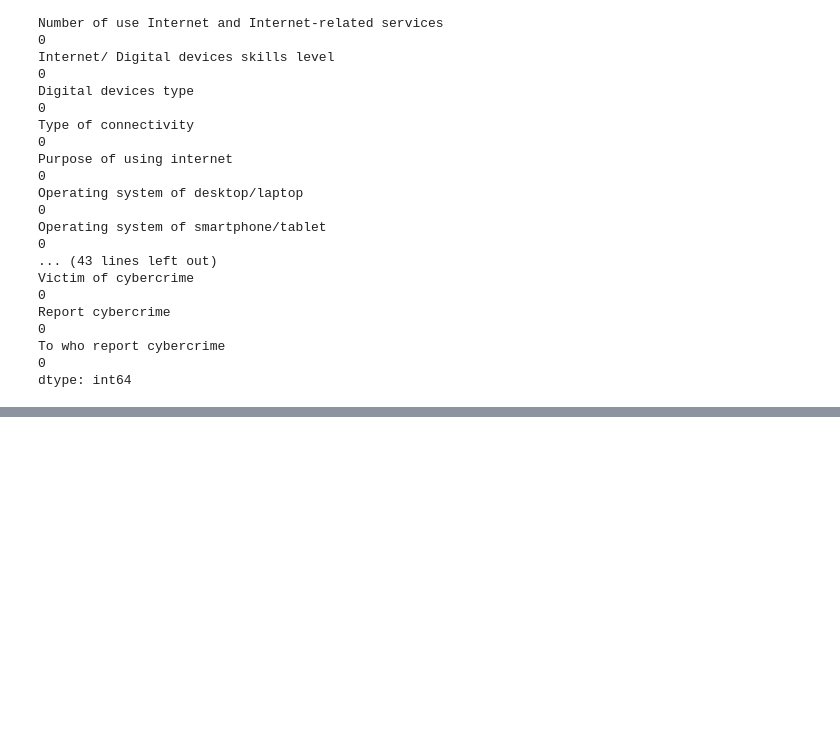
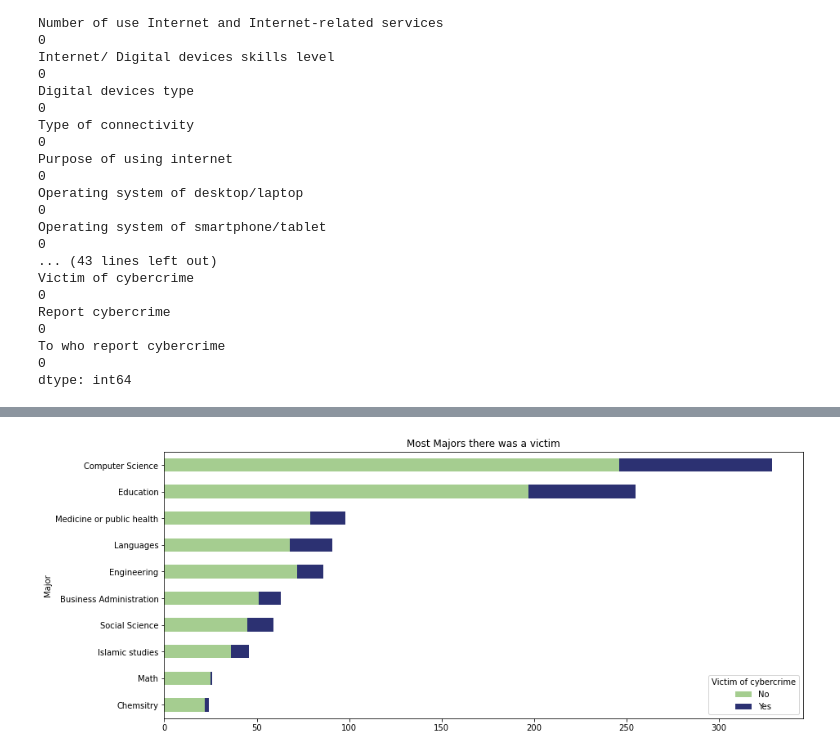
Before and after one commit to Hala-Alsouly/SDA-Capstone, a Jupyter notebook: Data cleaning and EDA.ipynb, the cells around one changed output, grey strips where cells are left out. Saved outputs shown, nothing was run; the diff lists cells and outputs as text; code cells hidden in the pictures; blank space fills up the shorter version.

```diff
--- a/Data cleaning and EDA.ipynb
+++ b/Data cleaning and EDA.ipynb
@@ -778,0 +849,4 @@ df.to_csv('Cleaned data.csv', index=False)
+# %%
+# Total for each year for the 'Employment Sector'
+dfMajor["sum"] = dfMajor.iloc[:,1:].apply(lambda x: sum(x), axis=1)
+dfMajor.head()
@@ -778,0 +860,6 @@ df.to_csv('Cleaned data.csv', index=False)
+# %%
+# SORTING
+
+dfMajor = dfMajor.sort_values("sum").set_index("Major")
+
+dfMajor.head()
@@ -778,0 +874,4 @@ df.to_csv('Cleaned data.csv', index=False)
+# %%
+dfMajor.sort_values("sum", axis = 0, ascending = True,
+                 inplace = True, na_position ='first')
+dfMajor.tail(10)
@@ -778,0 +891,7 @@ df.to_csv('Cleaned data.csv', index=False)
+# %%
+Majors = dfMajor.tail(10)
+# %%
+Majors.drop("sum", axis=1).plot.barh(figsize=(14,6), colormap='crest', stacked=True, title="Most Majors there was a victim")
+plt.show();
+# %% [output]
+[figure, added]
```
Also changed, not shown: parts of 38 cells of this notebook.
